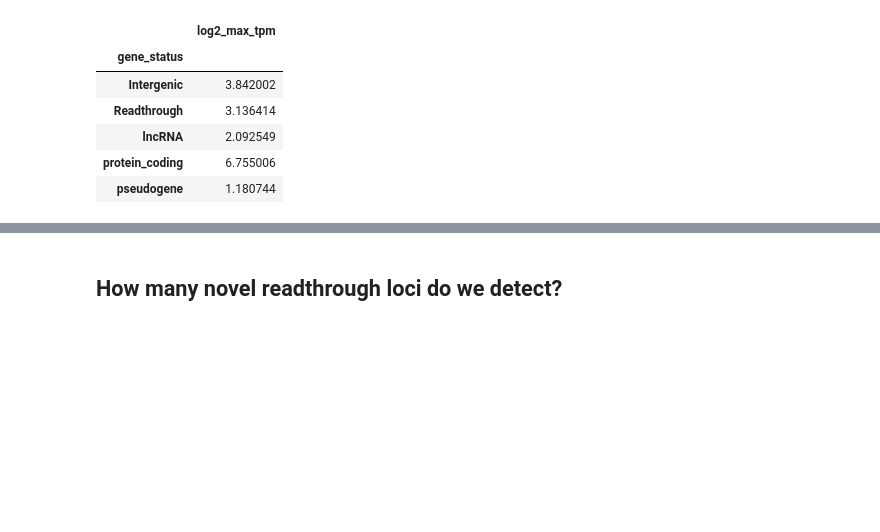
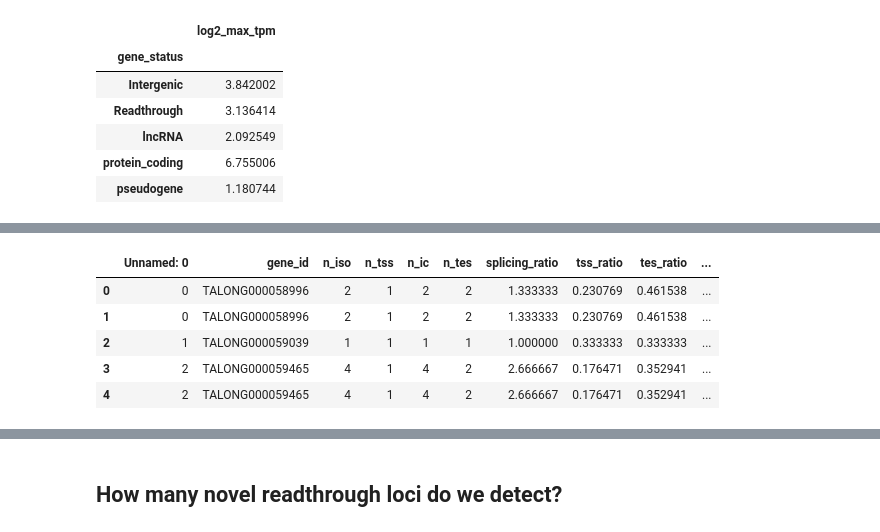
Before and after one commit to fairliereese/paper_rnawg, a Jupyter notebook: figures_revisions/revisions/novel_gene_characterization.ipynb, the cells around one changed output, grey strips where cells are left out. Saved outputs shown, nothing was run; the diff lists cells and outputs as text; code cells hidden in the pictures; blank space fills up the shorter version.

```diff
--- a/figures_revisions/revisions/novel_gene_characterization.ipynb
+++ b/figures_revisions/revisions/novel_gene_characterization.ipynb
@@ -517,0 +381,21 @@ ax.tick_params(axis="x", rotation=45)
+# %%
+# get expressed novel genes
+df = pd.read_csv(filt_ab, sep='\t')
+df, _ = get_tpm_table(df,
+                      how='iso',
+                      min_tpm=1,
+                      gene_subset=None)
+
+df.reset_index(inplace=True)
+df['gid'] = df.annot_transcript_id.str.split('[', expand=True)[0]
+df.head()
+df.reset_index(inplace=True)
+df.rename({'gid_stable':'gid'}, axis=1, inplace=True)
+ab_df = pd.read_csv(filt_ab, sep='\t')
+ab_df['gid'] = ab_df.annot_transcript_id.str.split('[', expand=True)[0]
+ab_df = ab_df[['gid', 'gene_novelty']].drop_duplicates()
+ab_df.loc[ab_df.gid.duplicated(keep=False)].sort_values(by='gid')
+assert len(ab_df.loc[ab_df.gid.duplicated(keep=False)].index) == 0
+df = df.merge(ab_df, how='left', on='gid')
+df.loc[df.gene_novelty=='Fusion', 'gene_novelty'] = 'Readthrough'
+df.head()
@@ -517,0 +441,9 @@ ax.tick_params(axis="x", rotation=45)
+# %%
+trip_df.head()
+# %% [output]
+|  | Unnamed: 0 | gene_id | n_iso | n_tss | n_ic | n_tes | splicing_ratio | tss_ratio | tes_ratio | ... |
+| 0 | 0 | TALONG000058996 | 2 | 1 | 2 | 2 | 1.333333 | 0.230769 | 0.461538 | ... |
+| 1 | 0 | TALONG000058996 | 2 | 1 | 2 | 2 | 1.333333 | 0.230769 | 0.461538 | ... |
+| 2 | 1 | TALONG000059039 | 1 | 1 | 1 | 1 | 1.000000 | 0.333333 | 0.333333 | ... |
+| 3 | 2 | TALONG000059465 | 4 | 1 | 4 | 2 | 2.666667 | 0.176471 | 0.352941 | ... |
+| 4 | 2 | TALONG000059465 | 4 | 1 | 4 | 2 | 2.666667 | 0.176471 | 0.352941 | ... |
```
Also changed, not shown: parts of 48 cells of this notebook, 4 other files.
